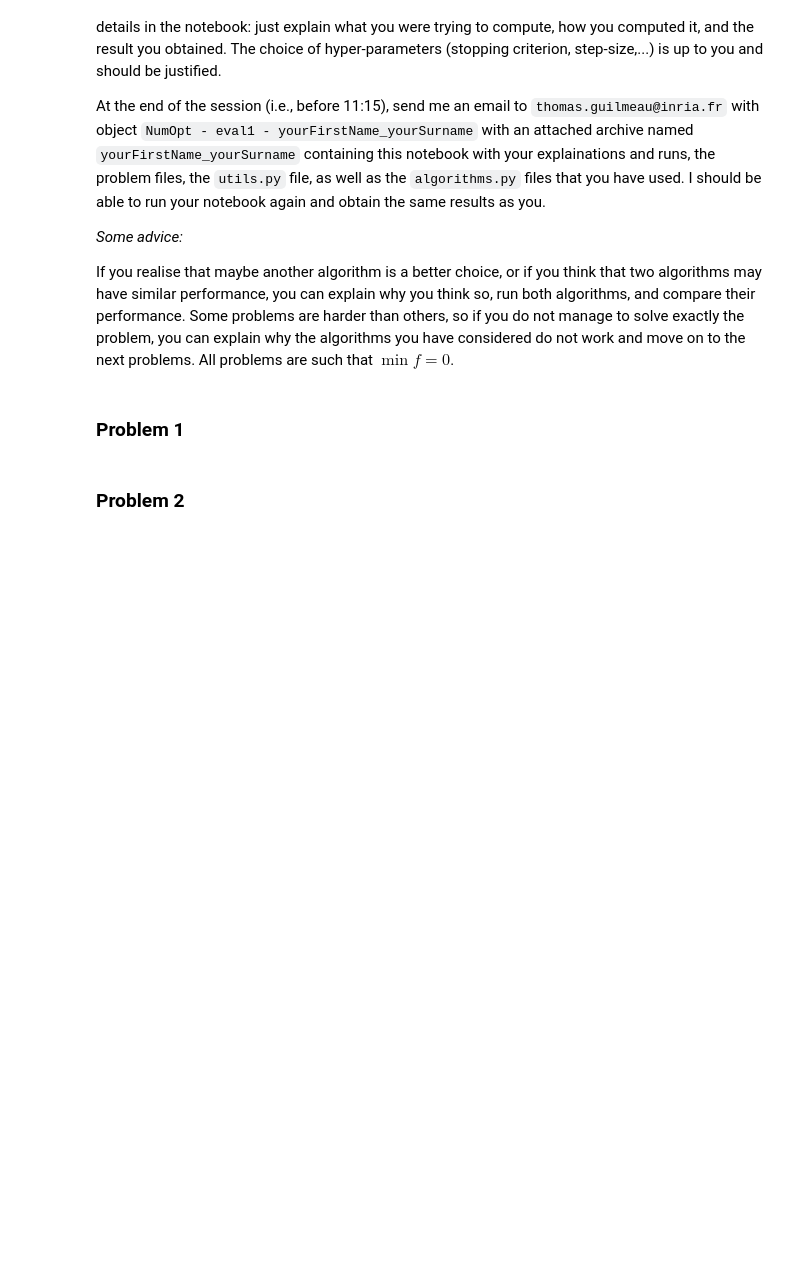
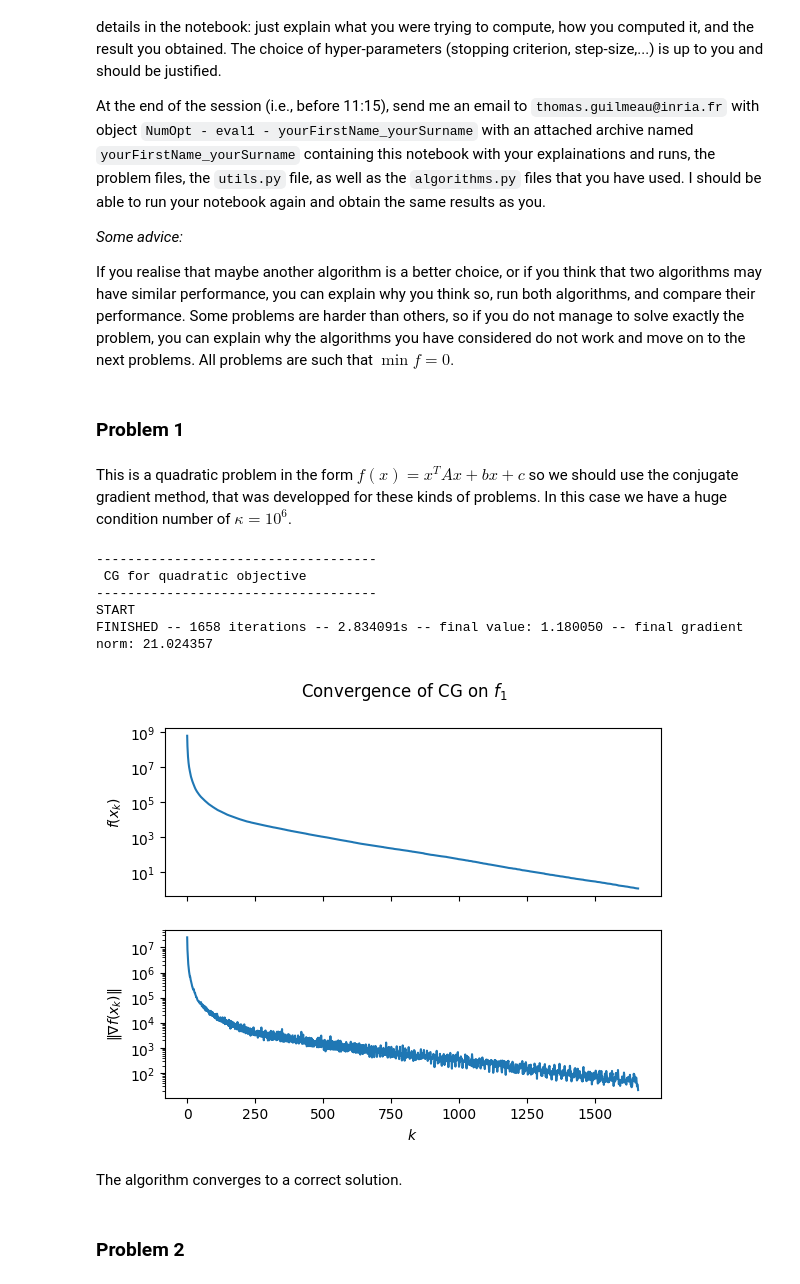
Before and after one commit to Basile-Mouret/numericalOptimization-M1AM, a Jupyter notebook: eval1/Eval1.ipynb, the cells around one changed output. Cells and saved outputs as stored; diff of their text form; code cells hidden in the pictures; blank space fills up the shorter version.

```diff
--- a/eval1/Eval1.ipynb
+++ b/eval1/Eval1.ipynb
@@ -24,6 +24,20 @@ from algorithms import *
 ### Problem 1
 # %%
 import problem1 as pb1
+# %% [markdown]
+This is a quadratic problem in the form $ f(x) = x^T A x + b x + c$ so we should use the conjugate gradient method, that was developped for these kinds of problems. In this case we have a huge condition number of $ \kappa = 10^6$.
+# %%
+x_star, x_tab = CG_quadratic(pb1.A, pb1.b, pb1.f, pb1.grad_f, np.zeros(pb1.d), 5000, 0.000001)
+plot_obj_normGrad(x_tab, pb1.f, pb1.grad_f, r"Convergence of CG on $f_1$")
+# %% [output]
+------------------------------------
+ CG for quadratic objective
+------------------------------------
+START
+FINISHED -- 1658 iterations -- 2.834091s -- final value: 1.180050 -- final gradient norm: 21.024357
+[figure, added]
+# %% [markdown]
+The algorithm converges to a correct solution.
 # %% [markdown]
 ### Problem 2
 # %%
```
Also changed, not shown: parts of 18 cells of this notebook, 1 other file.
